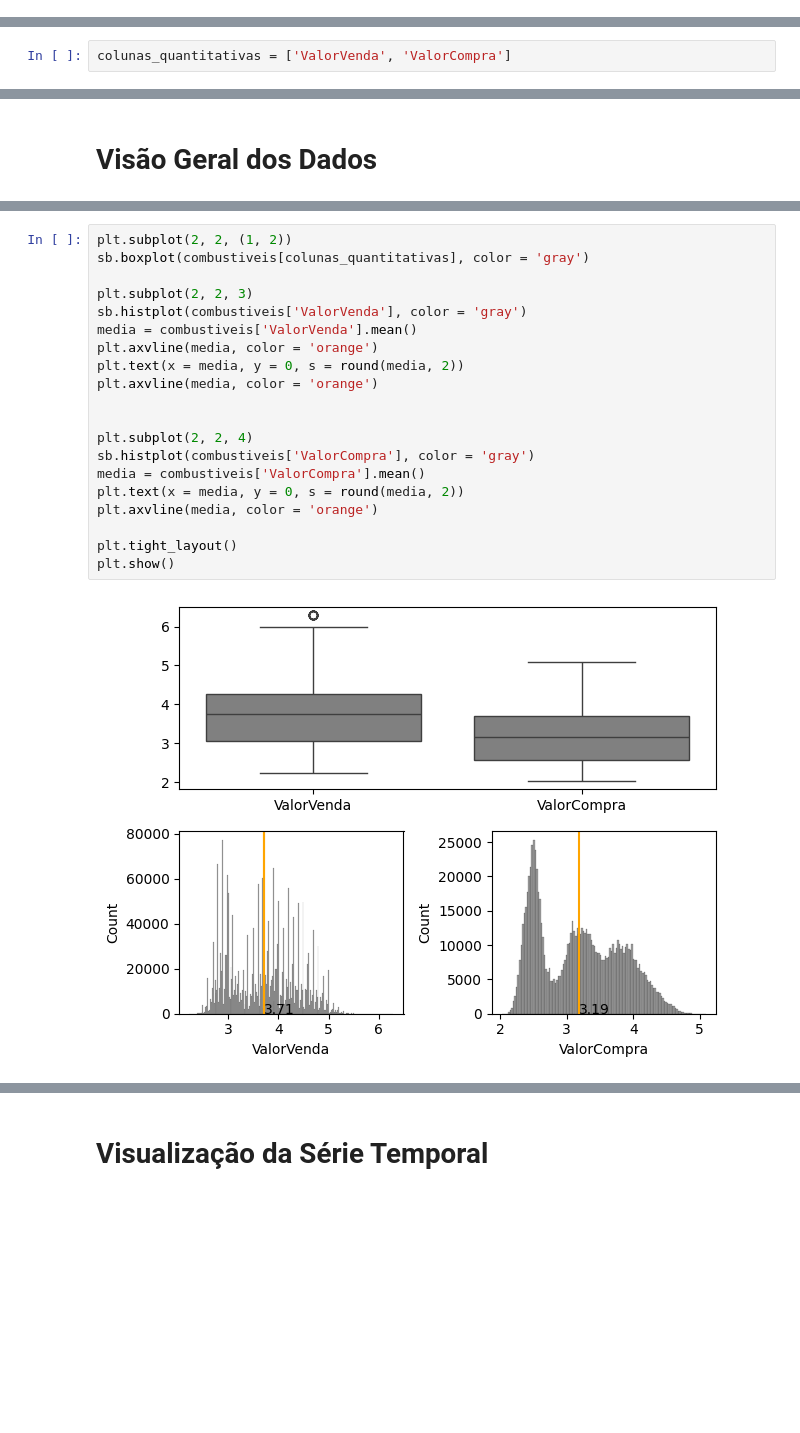
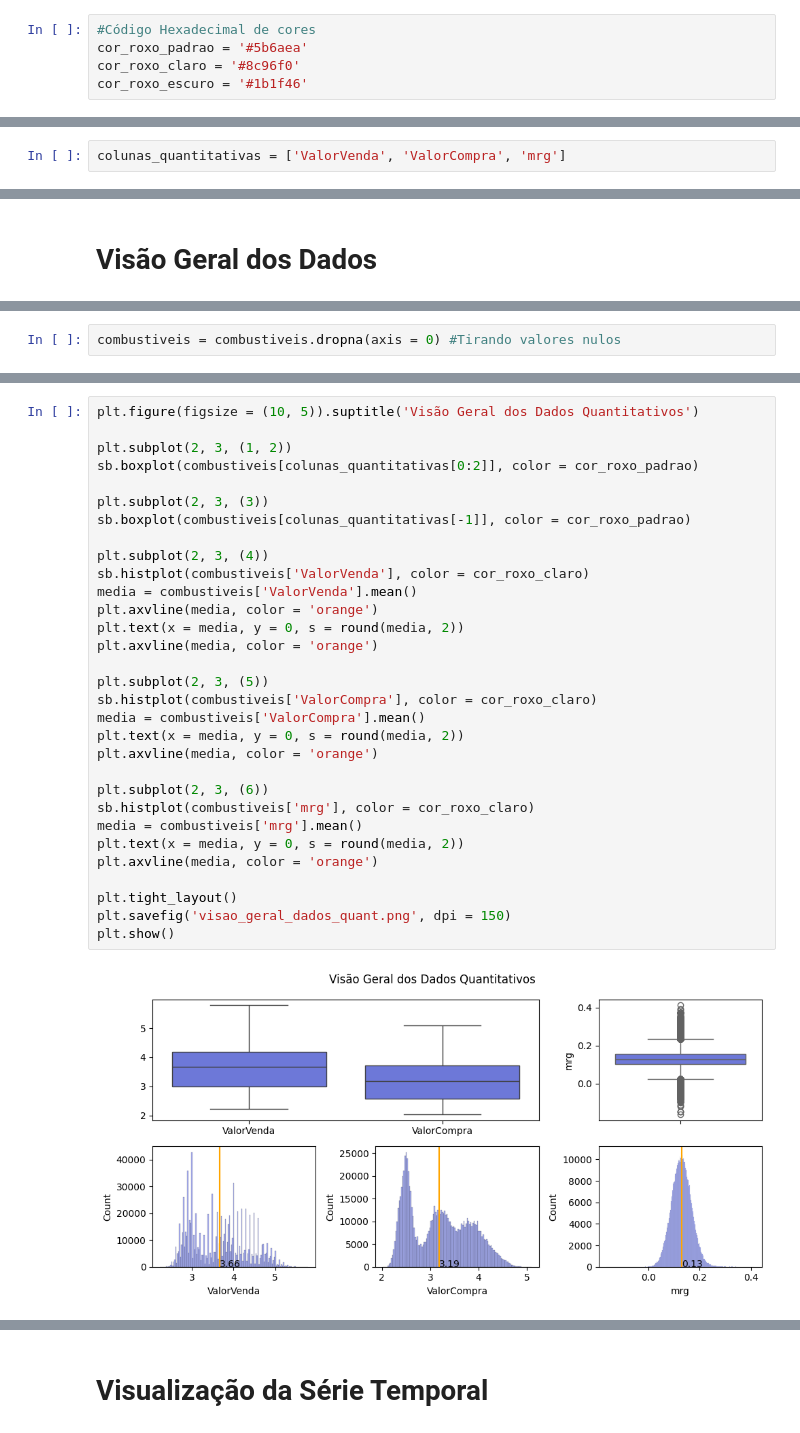
Before and after one commit to jorgecarvalhopi/Python_Analise-Precos-Combustiveis-2019, a Jupyter notebook: analise_v2.ipynb, the cells around one changed output, grey strips where cells are left out. Saved outputs shown, nothing was run; the diff lists cells and outputs as text; blank space fills up the shorter version.

```diff
--- a/analise_v2.ipynb
+++ b/analise_v2.ipynb
@@ -74,3 +77,8 @@ def add_dates(colunas, dataframe):
+# %%
+#Código Hexadecimal de cores
+cor_roxo_padrao = '#5b6aea'
+cor_roxo_claro = '#8c96f0'
+cor_roxo_escuro = '#1b1f46'
 # %%
 combustiveis = read_data('GASOLINA', path = '/media/jorge/HDD/Python/combustiveis/dados_historicos/')
 
@@ -84,2 +95,2 @@ ValorVenda convertido com sucesso para <class 'numpy.dtypes.Float64DType'>
 # %%
-colunas_quantitativas = ['ValorVenda', 'ValorCompra']
+colunas_quantitativas = ['ValorVenda', 'ValorCompra', 'mrg']
@@ -147,0 +130,2 @@ combustiveis[colunas_quantitativas].describe().round(3)
+# %%
+combustiveis = combustiveis.dropna(axis = 0) #Tirando valores nulos
@@ -148,25 +144,36 @@ combustiveis[colunas_quantitativas].describe().round(3)
 # %%
-plt.subplot(2, 2, (1, 2))
-sb.boxplot(combustiveis[colunas_quantitativas], color = 'gray')
+plt.figure(figsize = (10, 5)).suptitle('Visão Geral dos Dados Quantitativos')
 
-plt.subplot(2, 2, 3)
-sb.histplot(combustiveis['ValorVenda'], color = 'gray')
+plt.subplot(2, 3, (1, 2))
+sb.boxplot(combustiveis[colunas_quantitativas[0:2]], color = cor_roxo_padrao)
+
+plt.subplot(2, 3, (3))
+sb.boxplot(combustiveis[colunas_quantitativas[-1]], color = cor_roxo_padrao)
+
+plt.subplot(2, 3, (4))
+sb.histplot(combustiveis['ValorVenda'], color = cor_roxo_claro)
 media = combustiveis['ValorVenda'].mean()
 plt.axvline(media, color = 'orange')
 plt.text(x = media, y = 0, s = round(media, 2))
 plt.axvline(media, color = 'orange')
 
-
-plt.subplot(2, 2, 4)
-sb.histplot(combustiveis['ValorCompra'], color = 'gray')
+plt.subplot(2, 3, (5))
+sb.histplot(combustiveis['ValorCompra'], color = cor_roxo_claro)
 media = combustiveis['ValorCompra'].mean()
 plt.text(x = media, y = 0, s = round(media, 2))
 plt.axvline(media, color = 'orange')
 
+plt.subplot(2, 3, (6))
+sb.histplot(combustiveis['mrg'], color = cor_roxo_claro)
+media = combustiveis['mrg'].mean()
+plt.text(x = media, y = 0, s = round(media, 2))
+plt.axvline(media, color = 'orange')
+
 plt.tight_layout()
+plt.savefig('visao_geral_dados_quant.png', dpi = 150)
 plt.show()
 # %% [output]
-[figure, old version]
+[figure, new version]
 # %% [markdown]
 ## Distribuição dos Dados - Geral
 >Já observamos alguns pontos interessantes.
```
Also changed, not shown: parts of 28 cells of this notebook, 1 other file.
